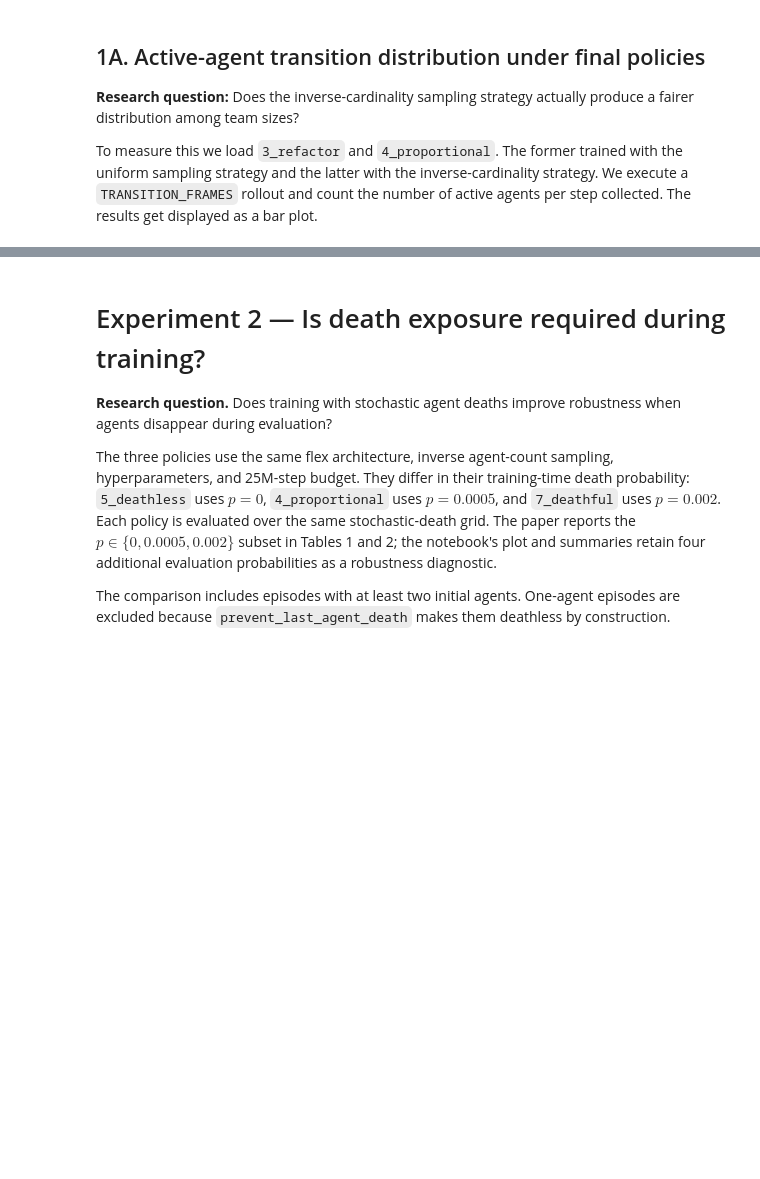
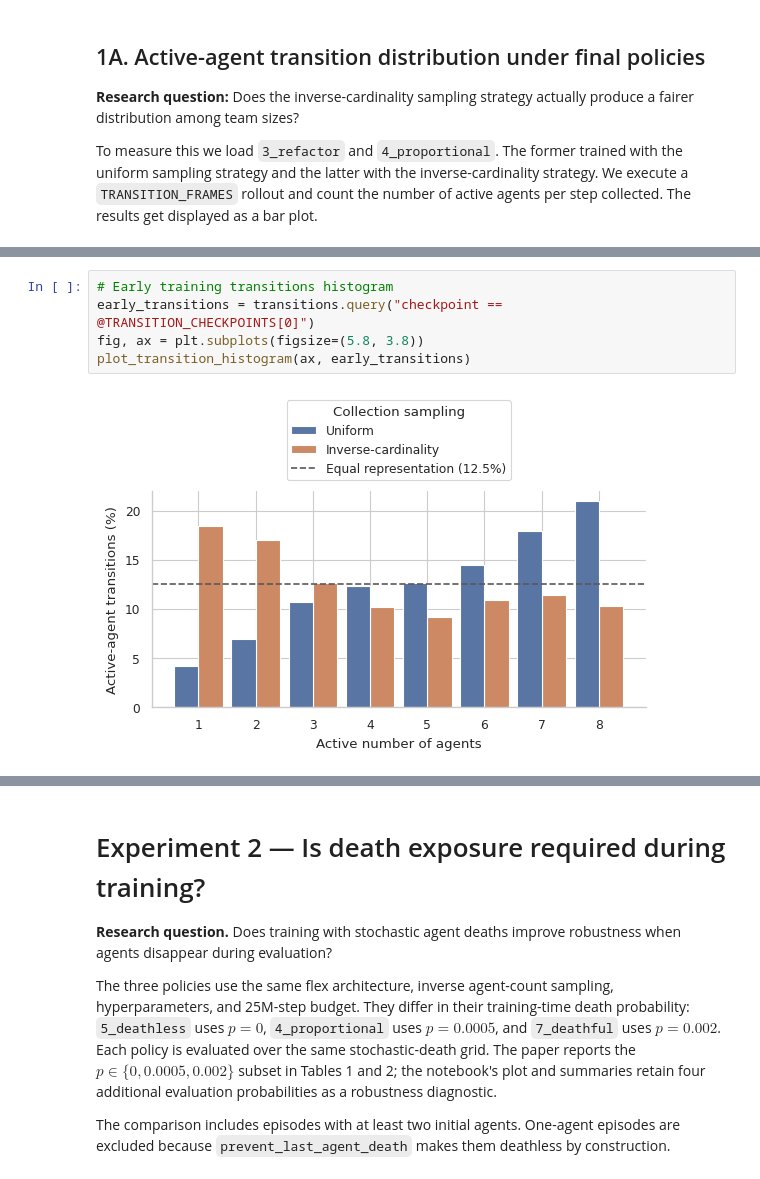
Before and after one commit to Project-GrADyS/distributed-rl, a Jupyter notebook: projects/data-harvesting/analysis/ras_2026.ipynb, the cells around one changed output, grey strips where cells are left out. Saved outputs shown, nothing was run; the diff lists cells and outputs as text; blank space fills up the shorter version.

```diff
--- a/projects/data-harvesting/analysis/ras_2026.ipynb
+++ b/projects/data-harvesting/analysis/ras_2026.ipynb
@@ -223,0 +233,7 @@ plt.show()
+# %%
+# Early training transitions histogram
+early_transitions = transitions.query("checkpoint == @TRANSITION_CHECKPOINTS[0]")
+fig, ax = plt.subplots(figsize=(5.8, 3.8))
+plot_transition_histogram(ax, early_transitions)
+# %% [output]
+[figure, added]
```
Also changed, not shown: parts of 10 cells of this notebook.
